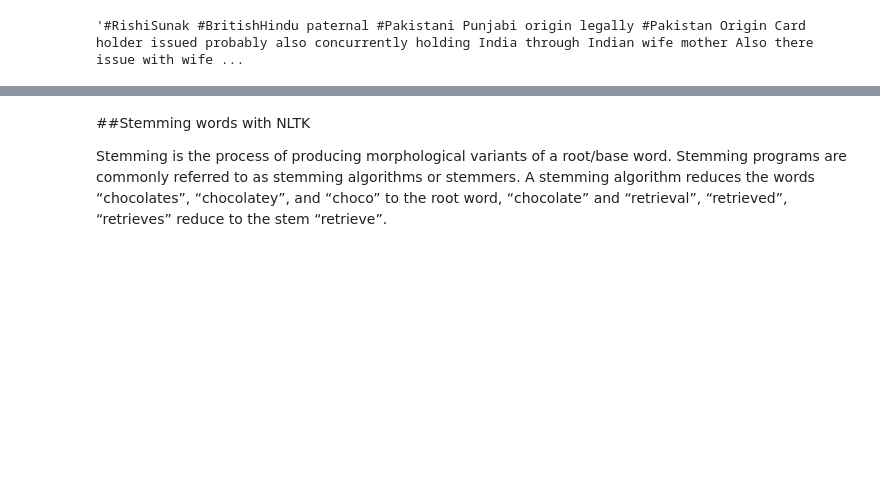
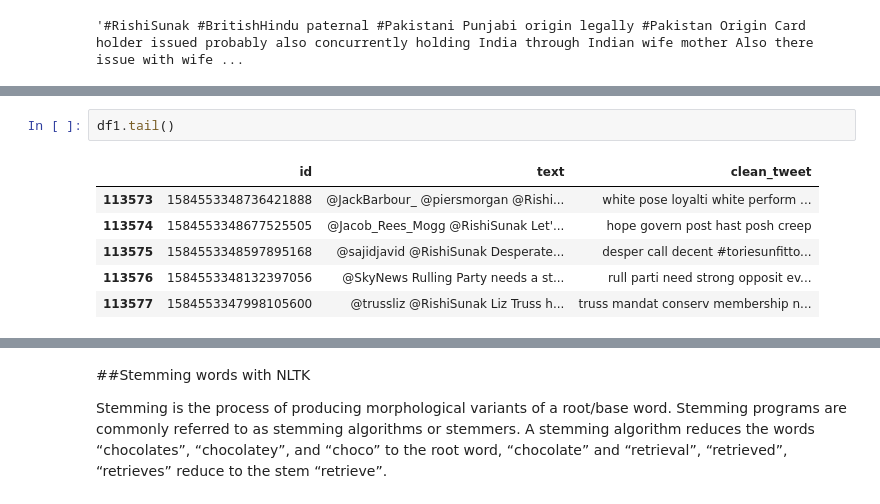
Before and after one commit to MANISH-KUMAR-CODES/UK_Prime_Minister_Rishi_Sunak-_Twitter_Sentiment_Analysis, a Jupyter notebook: UK_Prime_Minister_Rishi_Sunak__Twitter_Sentiment_Analysis.ipynb, the cells around one changed output, grey strips where cells are left out. Cells and saved outputs as stored; diff of their text form; blank space fills up the shorter version.

```diff
--- a/UK_Prime_Minister_Rishi_Sunak__Twitter_Sentiment_Analysis.ipynb
+++ b/UK_Prime_Minister_Rishi_Sunak__Twitter_Sentiment_Analysis.ipynb
@@ -252,3 +327,12 @@ df1['clean_tweet'][0]
+# %%
+df1.tail()
+# %% [output]
+|  | id | text | clean_tweet |
+| 113573 | 1584553348736421888 | @JackBarbour_ @piersmorgan @Rishi... | white pose loyalti white perform ... |
+| 113574 | 1584553348677525505 | @Jacob_Rees_Mogg @RishiSunak Let'... | hope govern post hast posh creep |
+| 113575 | 1584553348597895168 | @sajidjavid @RishiSunak Desperate... | desper call decent #toriesunfitto... |
+| 113576 | 1584553348132397056 | @SkyNews Rulling Party needs a st... | rull parti need strong opposit ev... |
+| 113577 | 1584553347998105600 | @trussliz @RishiSunak Liz Truss h... | truss mandat conserv membership n... |
 # %%
 # individual words considered as tokens
 tokenized_tweet = df1['clean_tweet'].apply(lambda x: x.split())
```
Also changed, not shown: parts of 22 cells of this notebook.
